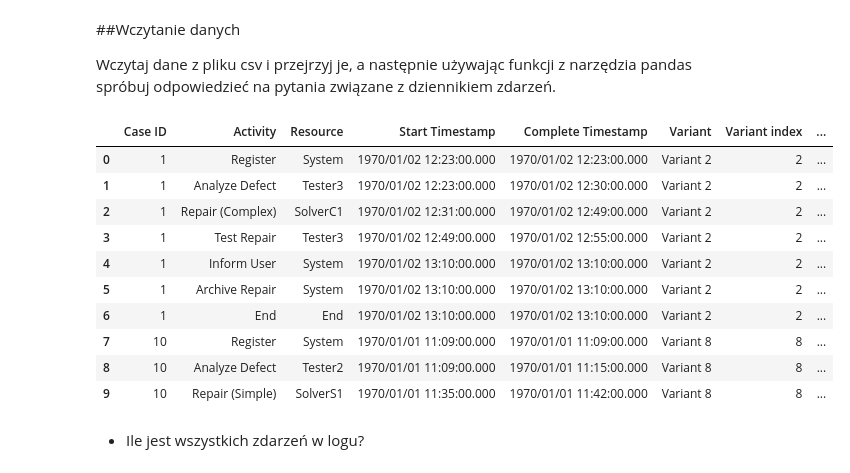
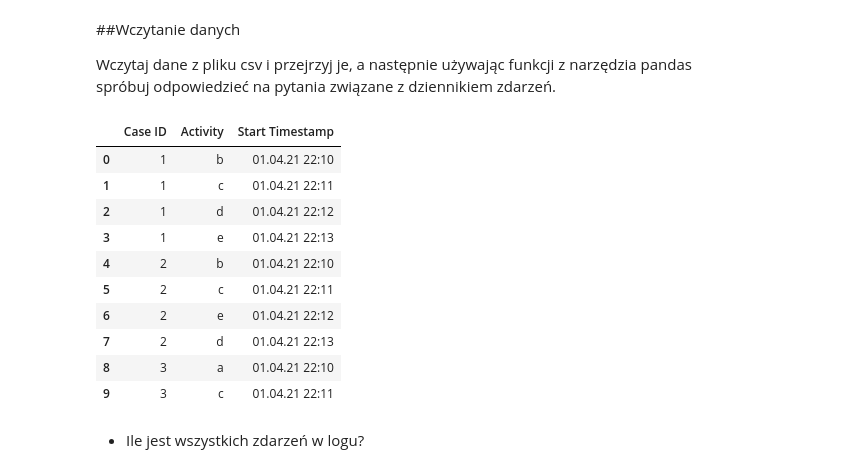
Before and after one commit to worker2396/uni, a Jupyter notebook: MIAPB/Part1/Copy_of_Czesc1_2022_Odkrywanie_modeli.ipynb, the cells around one changed output. Cells and saved outputs as stored; diff of their text form; code cells hidden in the pictures.

```diff
--- a/MIAPB/Part1/Copy_of_Czesc1_2022_Odkrywanie_modeli.ipynb
+++ b/MIAPB/Part1/Copy_of_Czesc1_2022_Odkrywanie_modeli.ipynb
@@ -95,20 +75,20 @@ filter2 = slider2.value
 
 Wczytaj dane z pliku csv i przejrzyj je, a następnie używając funkcji z narzędzia pandas spróbuj odpowiedzieć na pytania związane z dziennikiem zdarzeń.
 # %%
-df = pd.read_csv('repairExample.csv')
+df = pd.read_csv('A1.csv')
 df.head(10)
 # %% [output]
-|  | Case ID | Activity | Resource | Start Timestamp | Complete Timestamp | Variant | Variant index | ... |
-| 0 | 1 | Register | System | 1970/01/02 12:23:00.000 | 1970/01/02 12:23:00.000 | Variant 2 | 2 | ... |
-| 1 | 1 | Analyze Defect | Tester3 | 1970/01/02 12:23:00.000 | 1970/01/02 12:30:00.000 | Variant 2 | 2 | ... |
-| 2 | 1 | Repair (Complex) | SolverC1 | 1970/01/02 12:31:00.000 | 1970/01/02 12:49:00.000 | Variant 2 | 2 | ... |
-| 3 | 1 | Test Repair | Tester3 | 1970/01/02 12:49:00.000 | 1970/01/02 12:55:00.000 | Variant 2 | 2 | ... |
-| 4 | 1 | Inform User | System | 1970/01/02 13:10:00.000 | 1970/01/02 13:10:00.000 | Variant 2 | 2 | ... |
-| 5 | 1 | Archive Repair | System | 1970/01/02 13:10:00.000 | 1970/01/02 13:10:00.000 | Variant 2 | 2 | ... |
-| 6 | 1 | End | End | 1970/01/02 13:10:00.000 | 1970/01/02 13:10:00.000 | Variant 2 | 2 | ... |
-| 7 | 10 | Register | System | 1970/01/01 11:09:00.000 | 1970/01/01 11:09:00.000 | Variant 8 | 8 | ... |
-| 8 | 10 | Analyze Defect | Tester2 | 1970/01/01 11:09:00.000 | 1970/01/01 11:15:00.000 | Variant 8 | 8 | ... |
-| 9 | 10 | Repair (Simple) | SolverS1 | 1970/01/01 11:35:00.000 | 1970/01/01 11:42:00.000 | Variant 8 | 8 | ... |
+|  | Case ID | Activity | Start Timestamp |
+| 0 | 1 | b | 01.04.21 22:10 |
+| 1 | 1 | c | 01.04.21 22:11 |
+| 2 | 1 | d | 01.04.21 22:12 |
+| 3 | 1 | e | 01.04.21 22:13 |
+| 4 | 2 | b | 01.04.21 22:10 |
+| 5 | 2 | c | 01.04.21 22:11 |
+| 6 | 2 | e | 01.04.21 22:12 |
+| 7 | 2 | d | 01.04.21 22:13 |
+| 8 | 3 | a | 01.04.21 22:10 |
+| 9 | 3 | c | 01.04.21 22:11 |
 # %% [markdown]
 * Ile jest wszystkich zdarzeń w logu?
 # %% [markdown]
```
Also changed, not shown: parts of 23 cells of this notebook, 7 other files.
